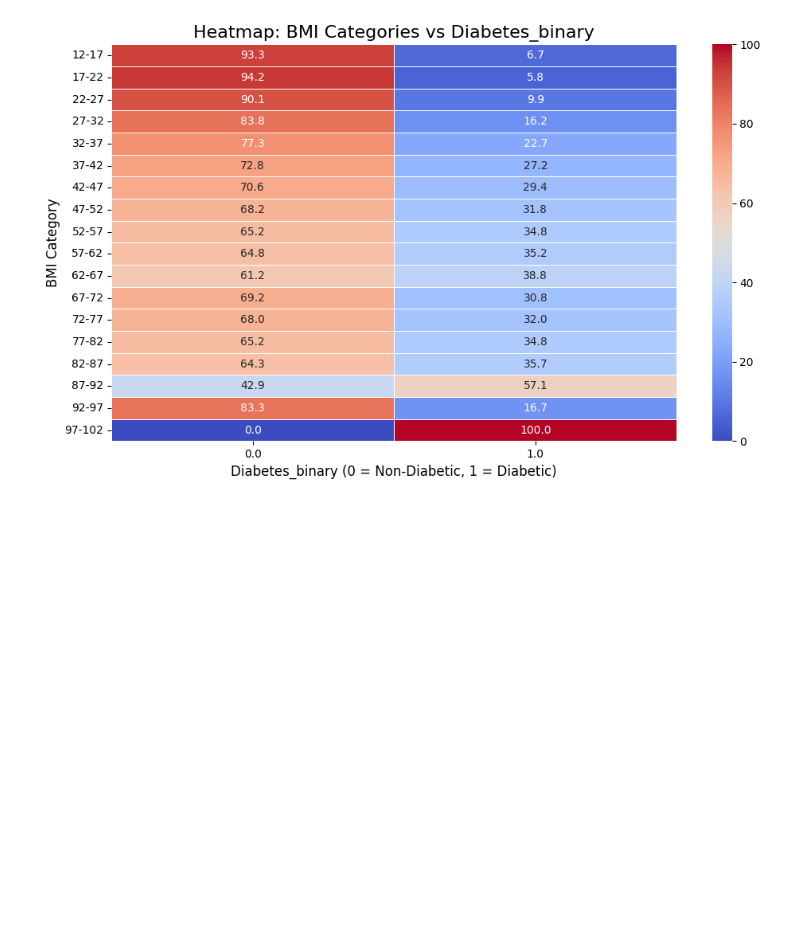
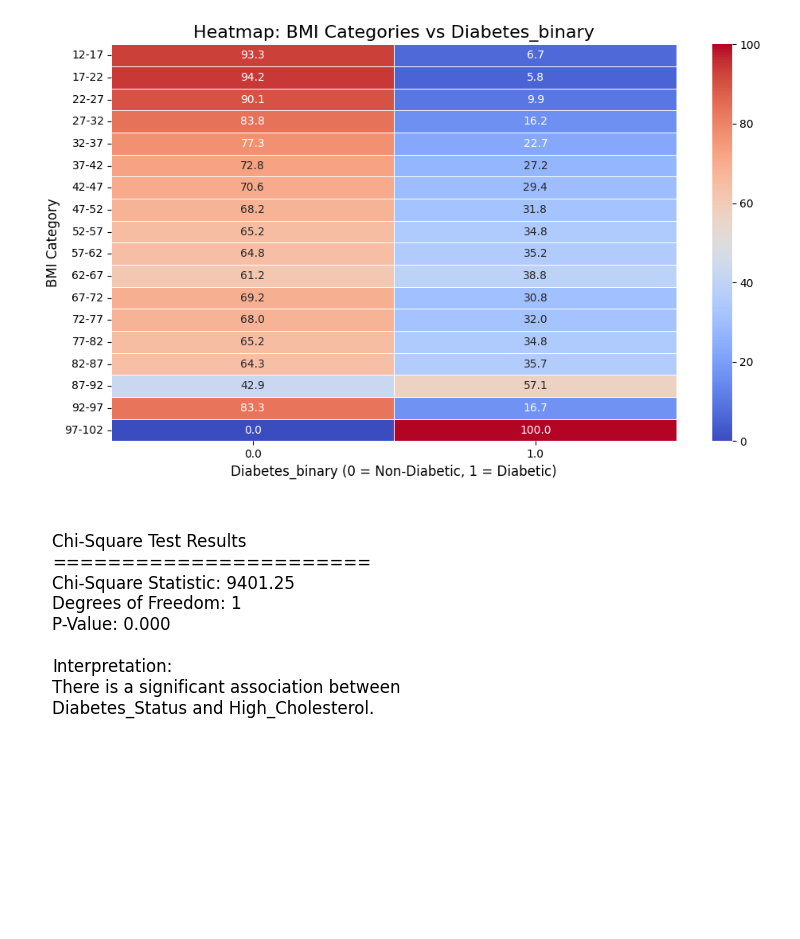
Before and after one commit to troytoy/Project_DA01, a Jupyter notebook: VIsualization.ipynb, the cells around one changed output. Drawn from its saved outputs; the diff is of its cells as text; code cells hidden in the pictures; blank space fills up the shorter version.

```diff
--- a/VIsualization.ipynb
+++ b/VIsualization.ipynb
@@ -149,3 +149,36 @@ def heatmap_bmi_dynamic(df):
 heatmap_bmi_dynamic(df_binary)
 # %% [output]
 [figure]
+# %%
+import pandas as pd
+from scipy.stats import chi2_contingency
+import matplotlib.pyplot as plt
+
+# Contingency table
+contingency_table = pd.crosstab(df_binary['Diabetes_binary'], df_binary['High_Cholesterol'])
+
+# Perform Chi-Square Test
+chi2, p, dof, expected = chi2_contingency(contingency_table)
+
+# Interpret Results
+result_text = (
+    f"Chi-Square Test Results\n"
+    f"=======================\n"
+    f"Chi-Square Statistic: {chi2:.2f}\n"
+    f"Degrees of Freedom: {dof}\n"
+    f"P-Value: {p:.3f}\n"
+    f"\nInterpretation:\n"
+    f"There is a significant association between Diabetes_Status and High_Cholesterol."
+    if p < 0.05 else
+    f"No significant association between Diabetes_Status and High_Cholesterol."
+)
+
+# Save Results as an Image
+plt.figure(figsize=(4, 4))  # Reduce height of the figure
+plt.text(0.01, 0.95, result_text, fontsize=12, ha="left", va="top", wrap=True)  # Adjust text position
+plt.axis("off")
+plt.subplots_adjust(top=1, bottom=0, left=0, right=1)  # Remove extra padding
+plt.savefig("chi_square_results_tight.png", bbox_inches="tight", dpi=300)  # Save with tight layout
+plt.show()
+# %% [output]
+[figure, added]
```
Also changed, not shown: 3 other files.
